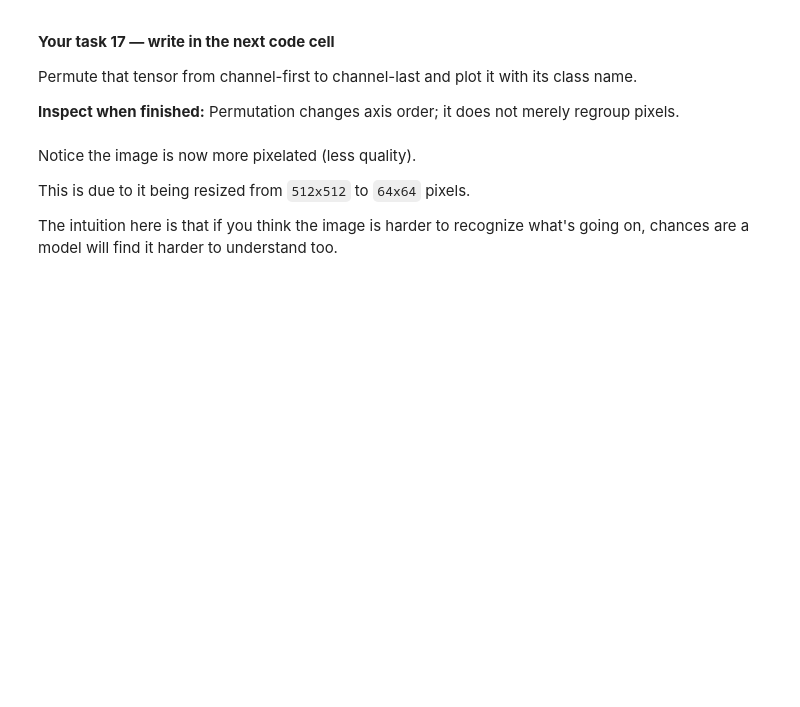
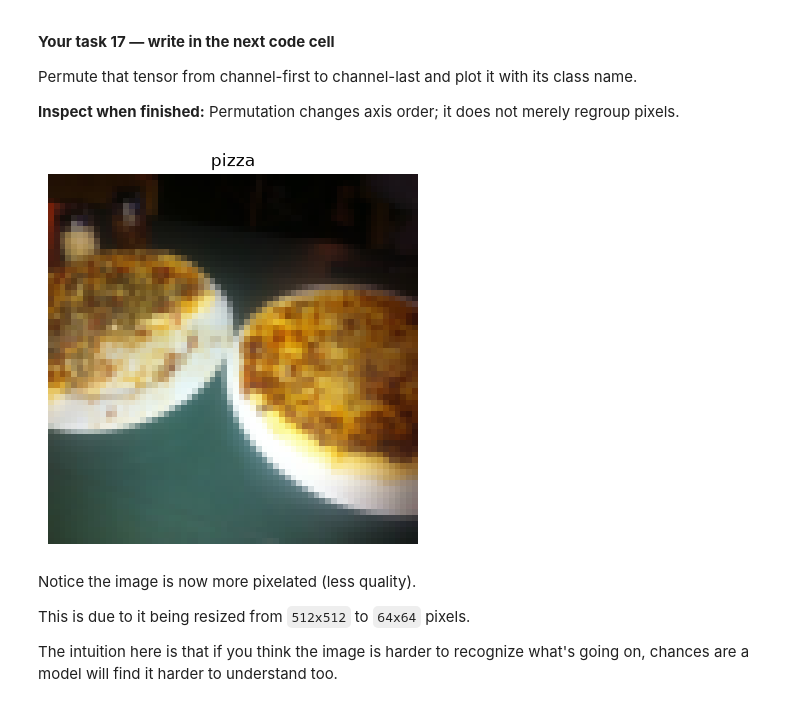
Before and after one commit to GyDeen/PyTorch-DeepLearning, a Jupyter notebook: 04_pytorch_custom_datasets.ipynb, the cells around one changed output. Drawn from its saved outputs; the diff is of its cells as text; code cells hidden in the pictures; blank space fills up the shorter version.

```diff
--- a/04_pytorch_custom_datasets.ipynb
+++ b/04_pytorch_custom_datasets.ipynb
@@ -366,6 +436,28 @@ Let's import some base libraries.
 Import torchvision transforms and torch.
 
 **Inspect when finished:** The next cell can build a reusable preprocessing pipeline.
+# %%
+from torch.utils.data import DataLoader, TensorDataset, Dataset
+
+
+def load_image_data(data_path: Path, batch_size: int, shuffle: bool = True,
+                    transform=None) -> DataLoader:
+    if transform is None:
+        transform = transforms.Compose([
+            transforms.Resize((64, 64)),
+            transforms.ToTensor()
+        ])
+    # ImageFolder applies the pipeline on every retrieval, not just once.
+    dataset = torchvision.datasets.ImageFolder(root=data_path, transform=transform)
+    return DataLoader(
+        dataset, batch_size=batch_size, shuffle=shuffle, num_workers=0
+    )
+
+
+train_dataloader = load_image_data(data_path / "train", batch_size=32)
+test_dataloader = load_image_data(
+    data_path / "test", batch_size=32, shuffle=False
+)
 # %% [markdown]
 ### 3.1 Transforming data with `torchvision.transforms`
 
@@ -476,3 +596,9 @@ Create train_data and test_data with datasets.ImageFolder and data_transform.
+# %%
+# Reuse the TensorDatasets already created by load_image_data().
+train_dir = data_path / "train"
+test_dir = data_path / "test"
+train_data = train_dataloader.dataset
+test_data = test_dataloader.dataset
 # %% [markdown]
 Beautiful!
 
@@ -488,2 +614,5 @@ Display train_data.classes as class_names.
 
 **Inspect when finished:** Class names are listed in the dataset's label order.
+# %%
+class_names = [name for name, index in sorted(CLASS_TO_IDX.items(), key=lambda item: item[1])]
+print(class_names)
@@ -519,3 +661,8 @@ We can index on our `train_data` and `test_data` `Dataset`'s to find samples and
 Retrieve the first training image and label; print tensor shape, dtype, and label.
 
 **Inspect when finished:** The image uses channel-first ordering.
+# %%
+image, label = train_data[0]
+print("Shape:", image.shape)
+print("Dtype:", image.dtype)
+print("Label:", label.item())
@@ -535,6 +686,15 @@ Right now our image dimensions are in the format `CHW` (color channels, height,
 Permute that tensor from channel-first to channel-last and plot it with its class name.
 
 **Inspect when finished:** Permutation changes axis order; it does not merely regroup pixels.
+# %%
+import matplotlib.pyplot as plt
+
+plt.imshow(image.cpu().permute(1, 2, 0))
+plt.title(class_names[label.item()])
+plt.axis("off")
+plt.show()
+# %% [output]
+[figure, added]
 # %% [markdown]
 Notice the image is now more pixelated (less quality).
 
```
Also changed, not shown: parts of 53 cells of this notebook.
